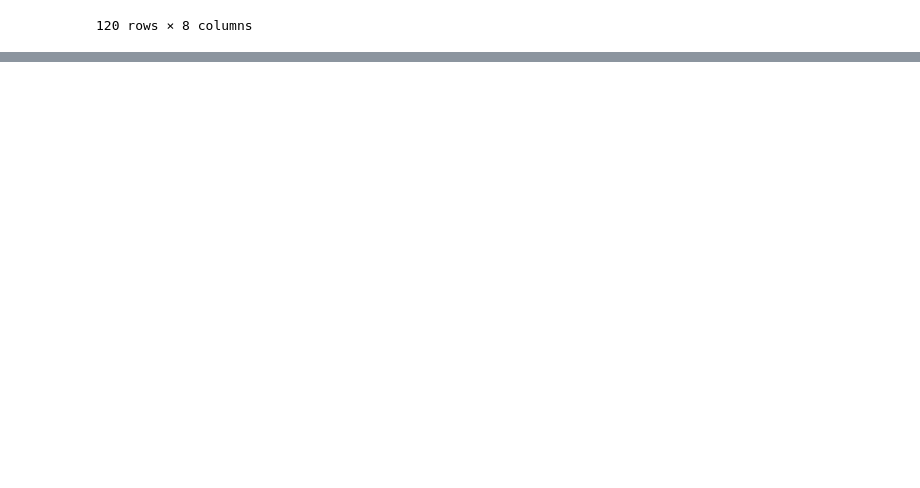
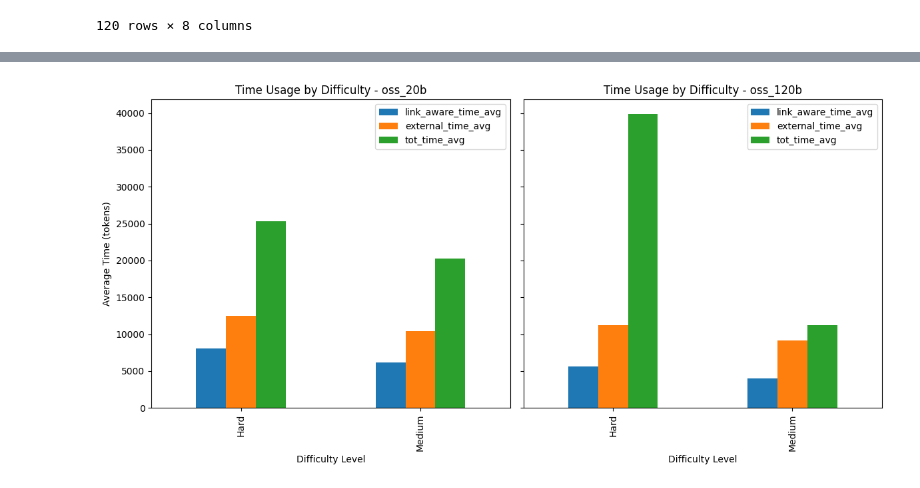
Before and after one commit to au-nlp/project-milestone-p2-group11, a Jupyter notebook: main.ipynb, the cells around one changed output, grey strips where cells are left out. Cells and saved outputs as stored; diff of their text form; code cells hidden in the pictures; blank space fills up the shorter version.

```diff
--- a/main.ipynb
+++ b/main.ipynb
@@ -781,0 +815,5 @@ agent.generate_llm_paths(df_for_experiment)
+# %%
+llm_path_20b = pd.read_csv('results/llm_paths_merged_oss_20b.csv')
+llm_path_120b = pd.read_csv('results/llm_paths_oss_120b.csv')
+llm_path_120b['difficulty'] = llm_path_20b['difficulty']
+llm_path_merged = pd.concat([llm_path_20b.assign(model='oss_20b'), llm_path_120b.assign(model='oss_120b')], ignore_index=True)
@@ -781,0 +920,32 @@ agent.generate_llm_paths(df_for_experiment)
+# %%
+llm_path_stats['link_aware_time'] = llm_path_stats['link_aware_input_tokens'] + llm_path_stats['link_aware_output_tokens']
+llm_path_stats['external_time'] = llm_path_stats['external_info_input_tokens'] + llm_path_stats['external_info_output_tokens']
+llm_path_stats['tot_time'] = llm_path_stats['tot_input_tokens'] + llm_path_stats['tot_output_tokens']
+# %%
+llm_time_summary = llm_path_stats.groupby(['model', 'difficulty']).agg(
+    link_aware_time_avg=('link_aware_time', 'mean'),
+    external_time_avg=('external_time', 'mean'),
+    tot_time_avg=('tot_time', 'mean'),
+).reset_index()
+# %%
+fig, axes = plt.subplots(1, 2, figsize=(12, 6), sharey=True)
+for i, model in enumerate(models_order):
+    ax = axes[i]
+    group = llm_time_summary[llm_time_summary['model'] == model]
+    if group.empty:
+        ax.axis('off')
+        continue
+    group.plot(
+        x='difficulty',
+        y=['link_aware_time_avg', 'external_time_avg', 'tot_time_avg'],
+        kind='bar',
+        ax=ax,
+        title=f'Time Usage by Difficulty - {model}',
+        ylabel='Average Time (tokens)',
+        xlabel='Difficulty Level',
+        legend=True
+    )
+plt.tight_layout()
+plt.show()
+# %% [output]
+[figure, added]
```
Also changed, not shown: parts of 22 cells of this notebook.
